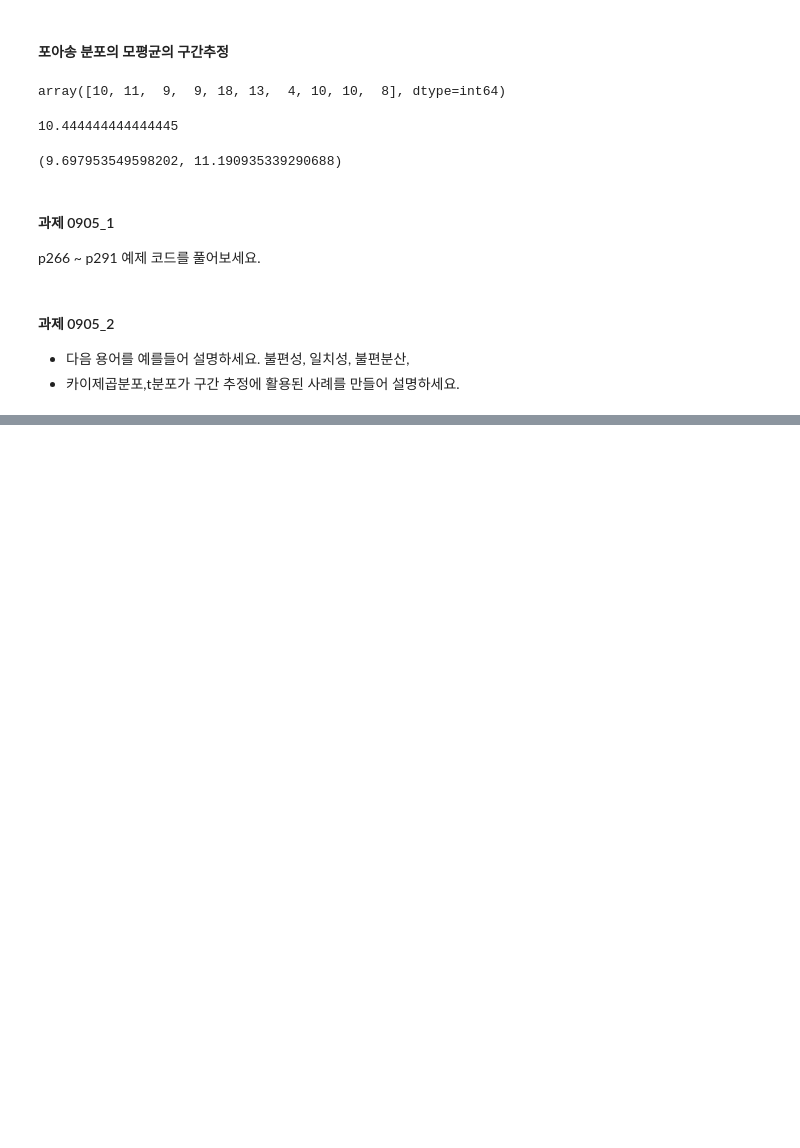
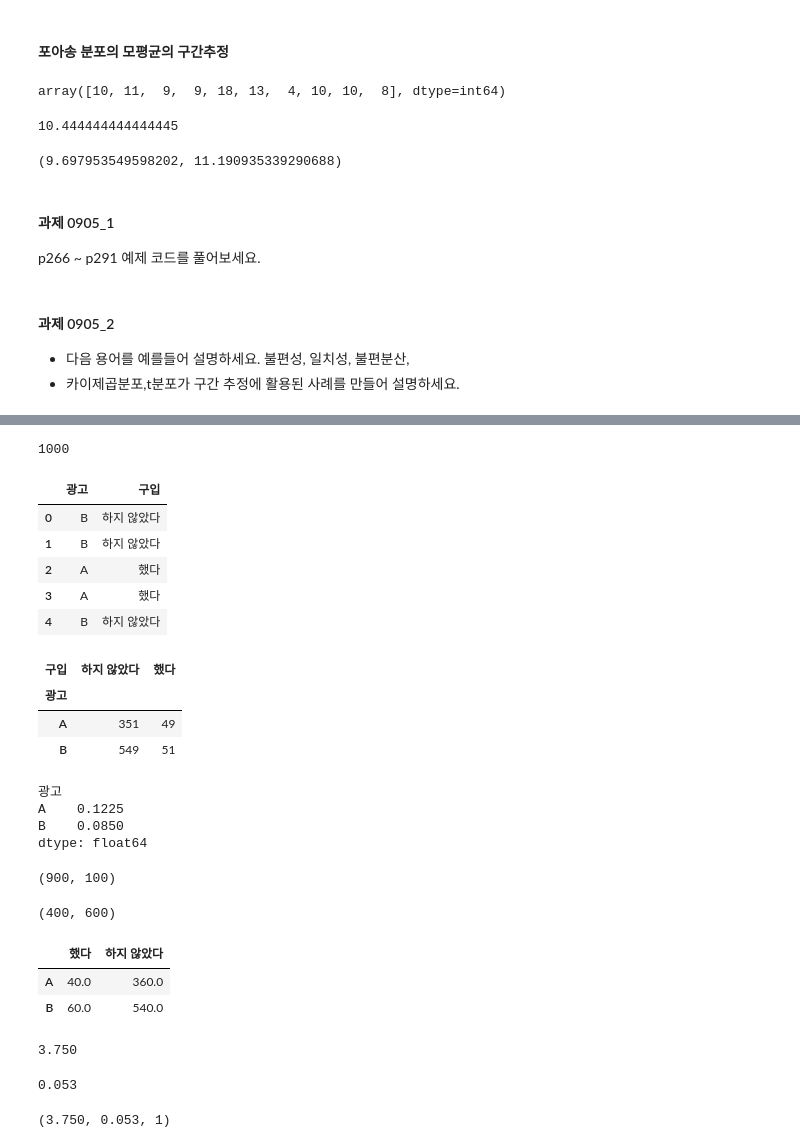
Before and after one commit to ddeodeok/cakd7, a Jupyter notebook: m3_통계/Stat_3.ipynb, the cells around one changed output, grey strips where cells are left out. Saved outputs shown, nothing was run; the diff lists cells and outputs as text; code cells hidden in the pictures; blank space fills up the shorter version.

```diff
--- a/m3_통계/Stat_3.ipynb
+++ b/m3_통계/Stat_3.ipynb
@@ -318,0 +480,76 @@ p266 ~ p291 예제 코드를 풀어보세요.
+# %%
+ad_df = pd.read_csv('./ch11_ad.csv')
+n = len(ad_df)
+print(n)
+ad_df.head()
+# %% [output]
+1000
+|  | 광고 | 구입 |
+| 0 | B | 하지 않았다 |
+| 1 | B | 하지 않았다 |
+| 2 | A | 했다 |
+| 3 | A | 했다 |
+| 4 | B | 하지 않았다 |
+# %%
+# 교차집계표 crosstable 작성
+ad_cross = pd.crosstab(ad_df['광고'], ad_df['구입'])
+ad_cross
+# %% [output]
+| 구입 | 하지 않았다 | 했다 |
+| 광고 |  |  |
+| A | 351 | 49 |
+| B | 549 | 51 |
+# %%
+# a 와 b광고 구입 비율 확인
+ad_cross['했다']/(ad_cross['했다']+ad_cross['하지 않았다'])
+# %% [output]
+광고
+A    0.1225
+B    0.0850
+dtype: float64
+# %%
+# 카이제곱검정 수행 (몇가지 준비)- 구입한사람 합, 하지않은사람 합, a광고 본사람 합, b광고 본사람 합
+# 구매 여부 합
+n_not, n_yes = ad_cross.sum()
+n_not, n_yes
+# %% [output]
+(900, 100)
+# %%
+# a b 광고 본사람들의 각 합
+n_adA, n_adB = ad_cross.sum(axis=1)
+n_adA, n_adB
+# %% [output]
+(400, 600)
+# %%
+# 기대도수 계산
+ad_ef = pd.DataFrame({'했다': [n_adA * n_yes/ n,
+                            n_adB * n_yes / n],
+                     '하지 않았다' : [n_adA * n_not / n,
+                                   n_adB * n_not / n]},
+                    index=['A', 'B'])
+ad_ef
+# %% [output]
+|  | 했다 | 하지 않았다 |
+| A | 40.0 | 360.0 |
+| B | 60.0 | 540.0 |
+# %%
+# 기대도수와 관측도수의 차이를 측정함으로써 검정 수행
+y = ((ad_cross - ad_ef) ** 2 / ad_ef).sum().sum()
+y
+# %% [output]
+3.750
+# %%
+# Y는 자유도가 1인 카이제곱분포를 근사적으로 따른다. p값 구하기
+# 귀무가설은 채택되고 광고 A와 광고B에 유의한 차이가 인정되지 않는다.
+rv = stats.chi2(1)
+1-rv.cdf(y)
+# %% [output]
+0.053
+# %%
+# scipy.stats 에서 chi2_contingency 함수를 사용 계산
+# 이 함수의 반환값은 - 검정통계량, p값, 자유도, 기대도수(ef)
+chi2, p, dof, ef = stats.chi2_contingency(ad_cross,
+                                         correction=False)
+chi2, p, dof
+# %% [output]
+(3.750, 0.053, 1)
```
Also changed, not shown: parts of 27 cells of this notebook, 3 other files.
